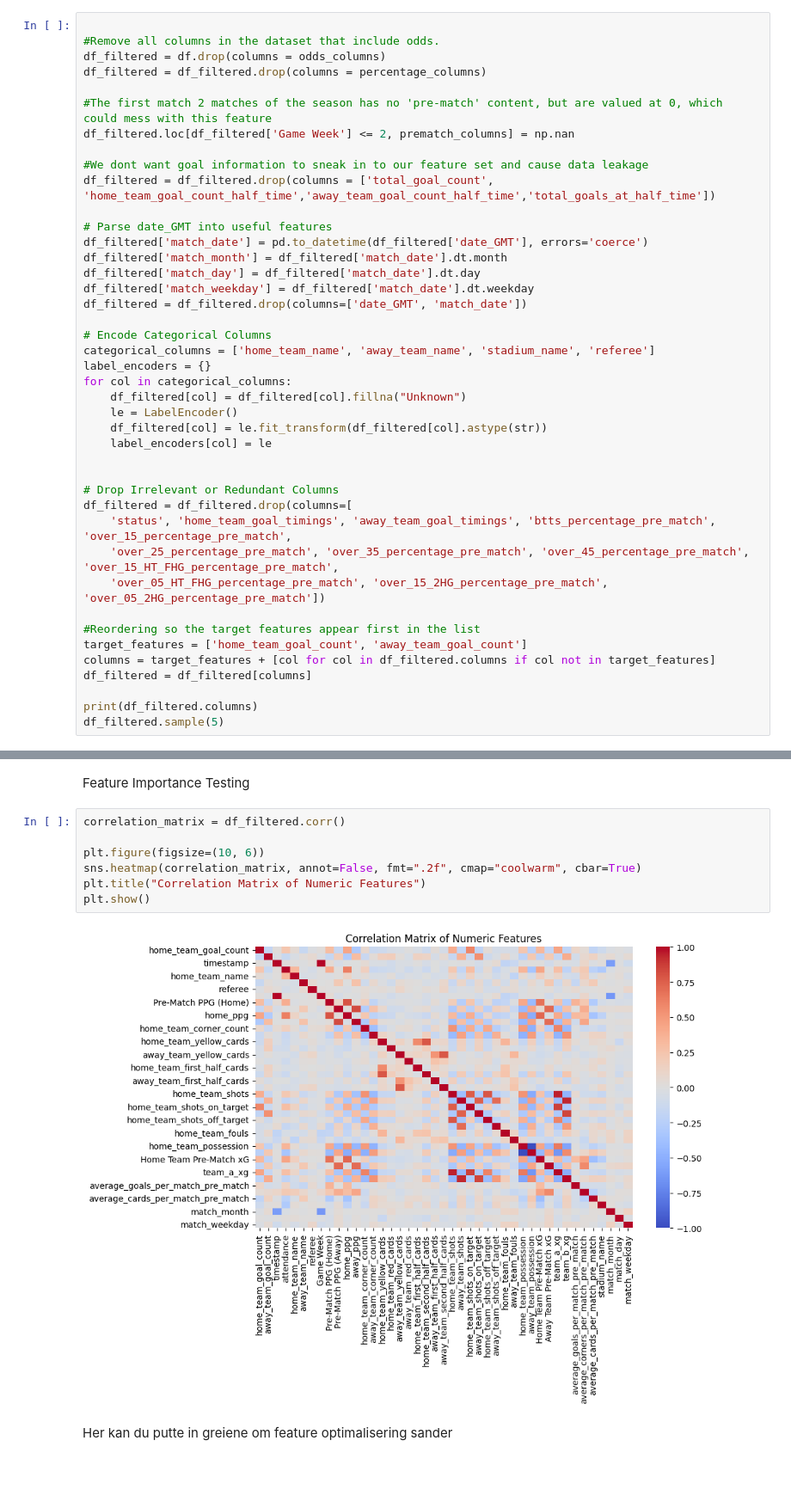
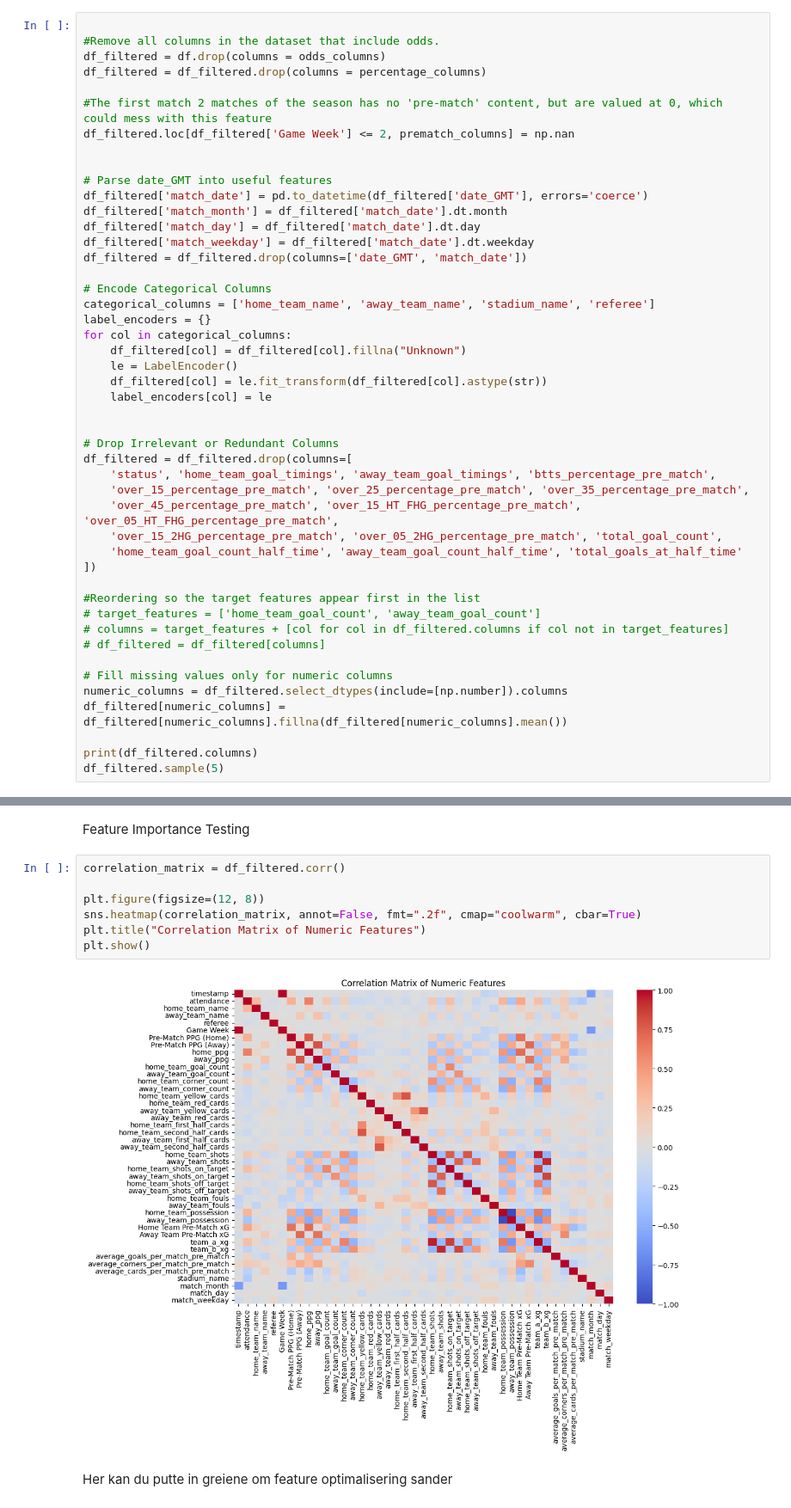
Before and after one commit to SanderBakke/MALIS_project, a Jupyter notebook: notebooks/notebook.ipynb, the cells around one changed output, grey strips where cells are left out. Shown at 86% size. Saved outputs shown, nothing was run; the diff lists cells and outputs as text; blank space fills up the shorter version.

Commit message:
updated with added plots from sander branch ++

```diff
--- a/notebooks/notebook.ipynb
+++ b/notebooks/notebook.ipynb
@@ -55,8 +62,6 @@ df_filtered = df_filtered.drop(columns = percentage_columns)
 #The first match 2 matches of the season has no 'pre-match' content, but are valued at 0, which could mess with this feature
 df_filtered.loc[df_filtered['Game Week'] <= 2, prematch_columns] = np.nan
 
-#We dont want goal information to sneak in to our feature set and cause data leakage
-df_filtered = df_filtered.drop(columns = ['total_goal_count', 'home_team_goal_count_half_time','away_team_goal_count_half_time','total_goals_at_half_time'])
 
 # Parse date_GMT into useful features
 df_filtered['match_date'] = pd.to_datetime(df_filtered['date_GMT'], errors='coerce')
@@ -77,14 +82,21 @@ for col in categorical_columns:
 
 # Drop Irrelevant or Redundant Columns
 df_filtered = df_filtered.drop(columns=[
-    'status', 'home_team_goal_timings', 'away_team_goal_timings', 'btts_percentage_pre_match', 'over_15_percentage_pre_match',
-    'over_25_percentage_pre_match', 'over_35_percentage_pre_match', 'over_45_percentage_pre_match', 'over_15_HT_FHG_percentage_pre_match',
-    'over_05_HT_FHG_percentage_pre_match', 'over_15_2HG_percentage_pre_match', 'over_05_2HG_percentage_pre_match'])
+    'status', 'home_team_goal_timings', 'away_team_goal_timings', 'btts_percentage_pre_match',
+    'over_15_percentage_pre_match', 'over_25_percentage_pre_match', 'over_35_percentage_pre_match',
+    'over_45_percentage_pre_match', 'over_15_HT_FHG_percentage_pre_match', 'over_05_HT_FHG_percentage_pre_match',
+    'over_15_2HG_percentage_pre_match', 'over_05_2HG_percentage_pre_match', 'total_goal_count',
+    'home_team_goal_count_half_time', 'away_team_goal_count_half_time', 'total_goals_at_half_time'
+])
 
 #Reordering so the target features appear first in the list
-target_features = ['home_team_goal_count', 'away_team_goal_count']
-columns = target_features + [col for col in df_filtered.columns if col not in target_features]
-df_filtered = df_filtered[columns]
+# target_features = ['home_team_goal_count', 'away_team_goal_count']
+# columns = target_features + [col for col in df_filtered.columns if col not in target_features]
+# df_filtered = df_filtered[columns]
+
+# Fill missing values only for numeric columns
+numeric_columns = df_filtered.select_dtypes(include=[np.number]).columns
+df_filtered[numeric_columns] = df_filtered[numeric_columns].fillna(df_filtered[numeric_columns].mean())
 
 print(df_filtered.columns)
 df_filtered.sample(5)
@@ -119,11 +131,11 @@ Feature Importance Testing
 # %%
 correlation_matrix = df_filtered.corr()
 
-plt.figure(figsize=(10, 6))
+plt.figure(figsize=(12, 8))
 sns.heatmap(correlation_matrix, annot=False, fmt=".2f", cmap="coolwarm", cbar=True)
 plt.title("Correlation Matrix of Numeric Features")
 plt.show()
 # %% [output]
-[figure, old version]
+[figure, new version]
 # %% [markdown]
 Her kan du putte in greiene om feature optimalisering sander
```
Also changed, not shown: parts of 17 cells of this notebook.
